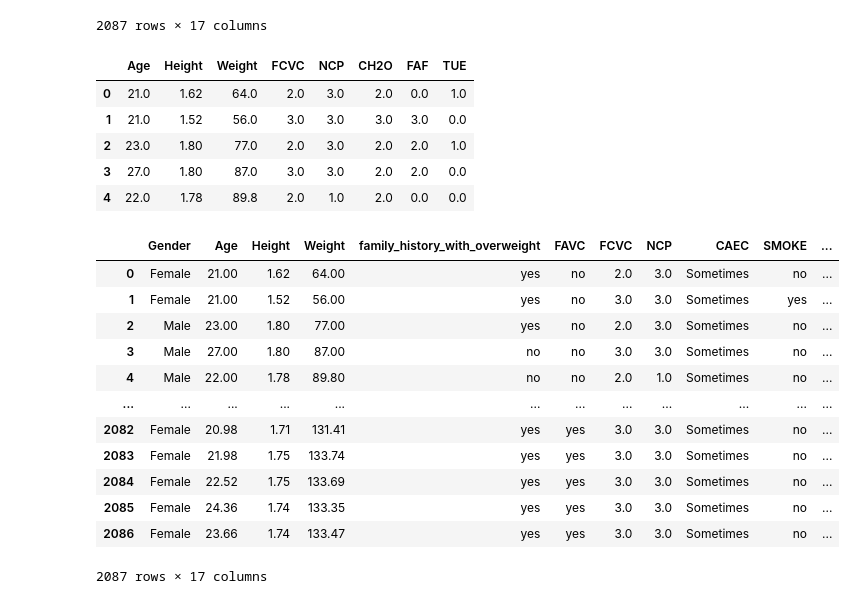
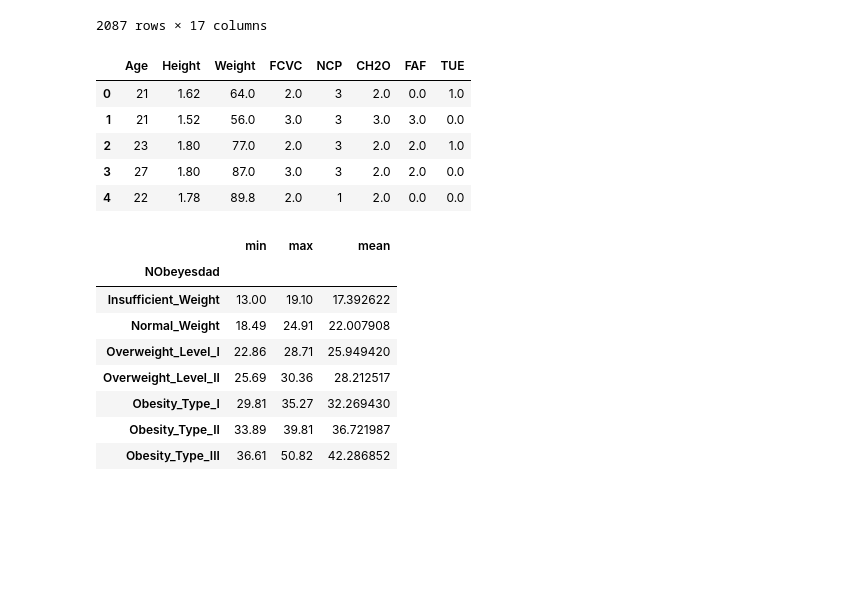
Before and after one commit to Neil821110/PhytonIA, a Jupyter notebook: Unidad 5/Actividad5.ipynb, the cells around one changed output. Drawn from its saved outputs; the diff is of its cells as text; code cells hidden in the pictures; blank space fills up the shorter version.

```diff
--- a/Unidad 5/Actividad5.ipynb
+++ b/Unidad 5/Actividad5.ipynb
@@ -117,27 +119,26 @@ obesity_data
 # %%
 cols_redondear = ['Age', 'Height', 'Weight', 'FCVC', 'NCP', 'CH2O', 'FAF', 'TUE']
 obesity_data[cols_redondear] = obesity_data[cols_redondear].round(2)
+obesity_data['Age'] = obesity_data['Age'].round(0).astype(int)
+obesity_data['NCP'] = obesity_data['NCP'].round(0).astype(int)
 obesity_data[cols_redondear].head()
 # %% [output]
 |  | Age | Height | Weight | FCVC | NCP | CH2O | FAF | TUE |
-| 0 | 21.0 | 1.62 | 64.0 | 2.0 | 3.0 | 2.0 | 0.0 | 1.0 |
-| 1 | 21.0 | 1.52 | 56.0 | 3.0 | 3.0 | 3.0 | 3.0 | 0.0 |
-| 2 | 23.0 | 1.80 | 77.0 | 2.0 | 3.0 | 2.0 | 2.0 | 1.0 |
-| 3 | 27.0 | 1.80 | 87.0 | 3.0 | 3.0 | 2.0 | 2.0 | 0.0 |
-| 4 | 22.0 | 1.78 | 89.8 | 2.0 | 1.0 | 2.0 | 0.0 | 0.0 |
+| 0 | 21 | 1.62 | 64.0 | 2.0 | 3 | 2.0 | 0.0 | 1.0 |
+| 1 | 21 | 1.52 | 56.0 | 3.0 | 3 | 3.0 | 3.0 | 0.0 |
+| 2 | 23 | 1.80 | 77.0 | 2.0 | 3 | 2.0 | 2.0 | 1.0 |
+| 3 | 27 | 1.80 | 87.0 | 3.0 | 3 | 2.0 | 2.0 | 0.0 |
+| 4 | 22 | 1.78 | 89.8 | 2.0 | 1 | 2.0 | 0.0 | 0.0 |
 # %%
-obesity_data
+obesity_data['IMC'] = (obesity_data['Weight'] / (obesity_data['Height'] ** 2)).round(2)
+obesity_data.groupby('NObeyesdad')['IMC'].agg(['min', 'max', 'mean']).sort_values('mean')
 # %% [output]
-|  | Gender | Age | Height | Weight | family_history_with_overweight | FAVC | FCVC | NCP | CAEC | SMOKE | ... |
-| 0 | Female | 21.00 | 1.62 | 64.00 | yes | no | 2.0 | 3.0 | Sometimes | no | ... |
-| 1 | Female | 21.00 | 1.52 | 56.00 | yes | no | 3.0 | 3.0 | Sometimes | yes | ... |
-| 2 | Male | 23.00 | 1.80 | 77.00 | yes | no | 2.0 | 3.0 | Sometimes | no | ... |
-| 3 | Male | 27.00 | 1.80 | 87.00 | no | no | 3.0 | 3.0 | Sometimes | no | ... |
-| 4 | Male | 22.00 | 1.78 | 89.80 | no | no | 2.0 | 1.0 | Sometimes | no | ... |
-| ... | ... | ... | ... | ... | ... | ... | ... | ... | ... | ... | ... |
-| 2082 | Female | 20.98 | 1.71 | 131.41 | yes | yes | 3.0 | 3.0 | Sometimes | no | ... |
-| 2083 | Female | 21.98 | 1.75 | 133.74 | yes | yes | 3.0 | 3.0 | Sometimes | no | ... |
-| 2084 | Female | 22.52 | 1.75 | 133.69 | yes | yes | 3.0 | 3.0 | Sometimes | no | ... |
-| 2085 | Female | 24.36 | 1.74 | 133.35 | yes | yes | 3.0 | 3.0 | Sometimes | no | ... |
-| 2086 | Female | 23.66 | 1.74 | 133.47 | yes | yes | 3.0 | 3.0 | Sometimes | no | ... |
+|  | min | max | mean |
+| NObeyesdad |  |  |  |
+| Insufficient_Weight | 13.00 | 19.10 | 17.392622 |
+| Normal_Weight | 18.49 | 24.91 | 22.007908 |
+| Overweight_Level_I | 22.86 | 28.71 | 25.949420 |
+| Overweight_Level_II | 25.69 | 30.36 | 28.212517 |
+| Obesity_Type_I | 29.81 | 35.27 | 32.269430 |
+| Obesity_Type_II | 33.89 | 39.81 | 36.721987 |
+| Obesity_Type_III | 36.61 | 50.82 | 42.286852 |
-2087 rows × 17 columns
```
Also changed, not shown: parts of 9 cells of this notebook.
